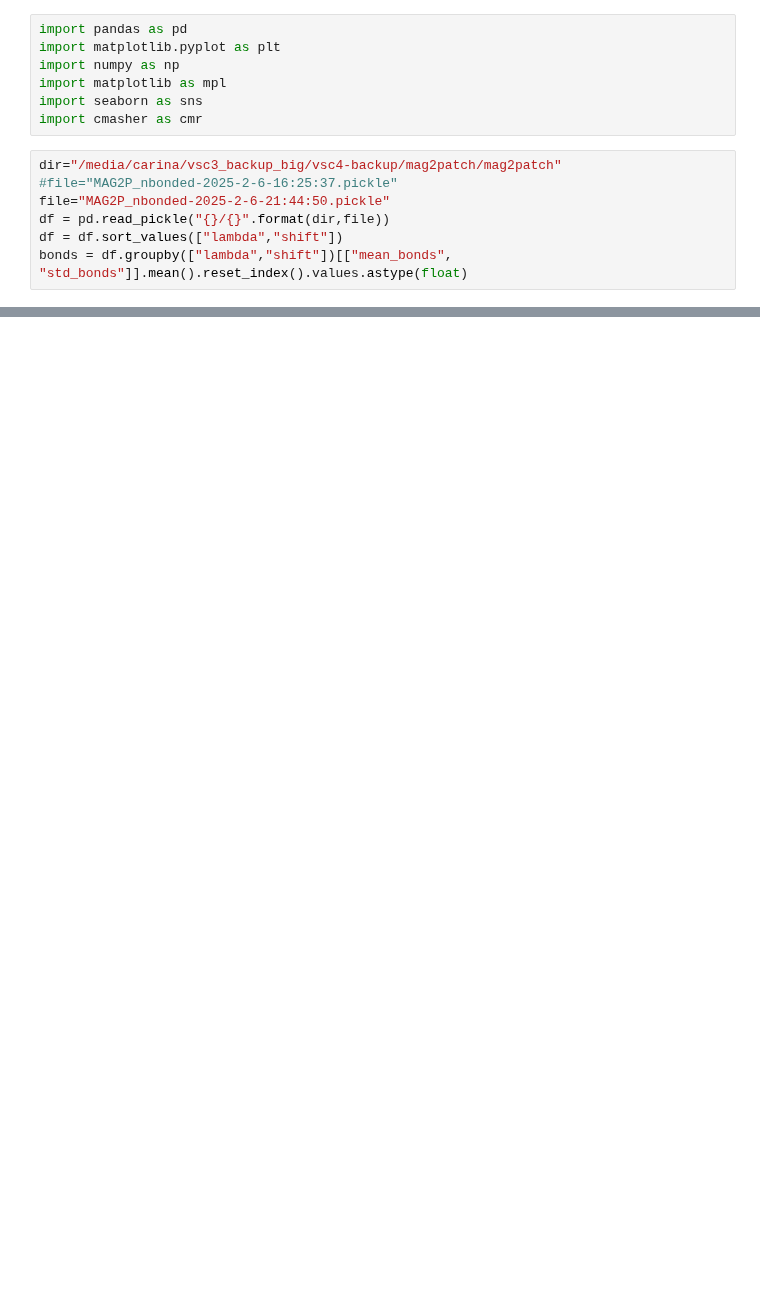
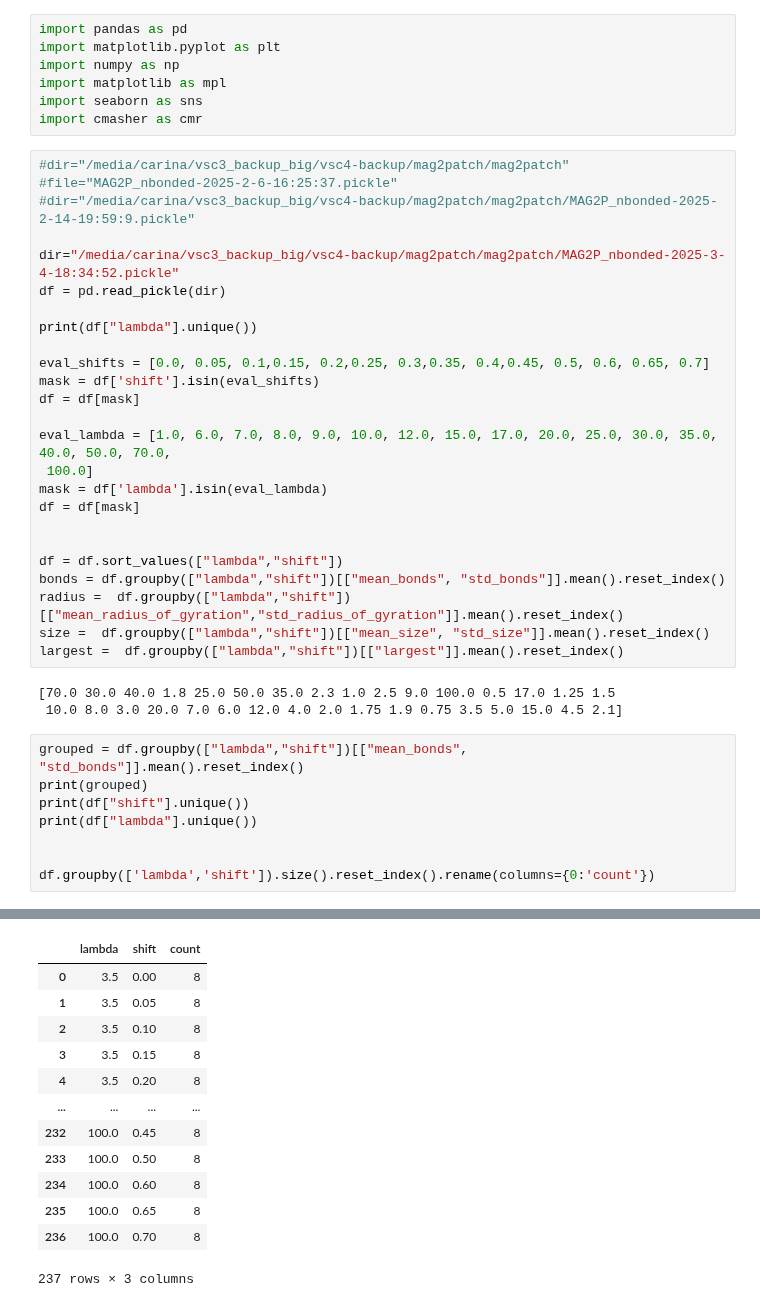
Before and after one commit to OljaOctagon/MagneticParticles, a Jupyter notebook: rigid_magnetic/mag2p_plot_bonds.ipynb, the cells around one changed output, grey strips where cells are left out. Drawn from its saved outputs; the diff is of its cells as text; blank space fills up the shorter version.

```diff
--- a/rigid_magnetic/mag2p_plot_bonds.ipynb
+++ b/rigid_magnetic/mag2p_plot_bonds.ipynb
@@ -5,10 +5,40 @@ import numpy as np
 import matplotlib as mpl
 import seaborn as sns
 import cmasher as cmr
-# %%
-dir="/media/carina/vsc3_backup_big/vsc4-backup/mag2patch/mag2patch"
-#file="MAG2P_nbonded-2025-2-6-16:25:37.pickle"
-file="MAG2P_nbonded-2025-2-6-21:44:50.pickle"
-df = pd.read_pickle("{}/{}".format(dir,file))
-df = df.sort_values(["lambda","shift"])
-bonds = df.groupby(["lambda","shift"])[["mean_bonds", "std_bonds"]].mean().reset_index().values.astype(float)
+# %%
+#dir="/media/carina/vsc3_backup_big/vsc4-backup/mag2patch/mag2patch"
+#file="MAG2P_nbonded-2025-2-6-16:25:37.pickle"
+#dir="/media/carina/vsc3_backup_big/vsc4-backup/mag2patch/mag2patch/MAG2P_nbonded-2025-2-14-19:59:9.pickle"
+
+dir="/media/carina/vsc3_backup_big/vsc4-backup/mag2patch/mag2patch/MAG2P_nbonded-2025-3-4-18:34:52.pickle"
+df = pd.read_pickle(dir)
+
+print(df["lambda"].unique())
+
+eval_shifts = [0.0, 0.05, 0.1,0.15, 0.2,0.25, 0.3,0.35, 0.4,0.45, 0.5, 0.6, 0.65, 0.7]
+mask = df['shift'].isin(eval_shifts)
+df = df[mask]
+
+eval_lambda = [1.0, 6.0, 7.0, 8.0, 9.0, 10.0, 12.0, 15.0, 17.0, 20.0, 25.0, 30.0, 35.0, 40.0, 50.0, 70.0,
+ 100.0]
+mask = df['lambda'].isin(eval_lambda)
+df = df[mask]
+
+
+df = df.sort_values(["lambda","shift"])
+bonds = df.groupby(["lambda","shift"])[["mean_bonds", "std_bonds"]].mean().reset_index()
+radius =  df.groupby(["lambda","shift"])[["mean_radius_of_gyration","std_radius_of_gyration"]].mean().reset_index()
+size =  df.groupby(["lambda","shift"])[["mean_size", "std_size"]].mean().reset_index()
+largest =  df.groupby(["lambda","shift"])[["largest"]].mean().reset_index()
+# %% [output]
+[70.0 30.0 40.0 1.8 25.0 50.0 35.0 2.3 1.0 2.5 9.0 100.0 0.5 17.0 1.25 1.5
+ 10.0 8.0 3.0 20.0 7.0 6.0 12.0 4.0 2.0 1.75 1.9 0.75 3.5 5.0 15.0 4.5 2.1]
+# %%
+grouped = df.groupby(["lambda","shift"])[["mean_bonds", "std_bonds"]].mean().reset_index()
+print(grouped)
+print(df["shift"].unique())
+print(df["lambda"].unique())
+
+
+df.groupby(['lambda','shift']).size().reset_index().rename(columns={0:'count'})
+# %% [output]
@@ -15,2 +62,15 @@ bonds = df.groupby(["lambda","shift"])[["mean_bonds", "std_bonds"]].mean().reset
+|  | lambda | shift | count |
+| 0 | 3.5 | 0.00 | 8 |
+| 1 | 3.5 | 0.05 | 8 |
+| 2 | 3.5 | 0.10 | 8 |
+| 3 | 3.5 | 0.15 | 8 |
+| 4 | 3.5 | 0.20 | 8 |
+| ... | ... | ... | ... |
+| 232 | 100.0 | 0.45 | 8 |
+| 233 | 100.0 | 0.50 | 8 |
+| 234 | 100.0 | 0.60 | 8 |
+| 235 | 100.0 | 0.65 | 8 |
+| 236 | 100.0 | 0.70 | 8 |
+237 rows × 3 columns
 # %%
 
```
Also changed, not shown: parts of 6 cells of this notebook, 1 other file.
